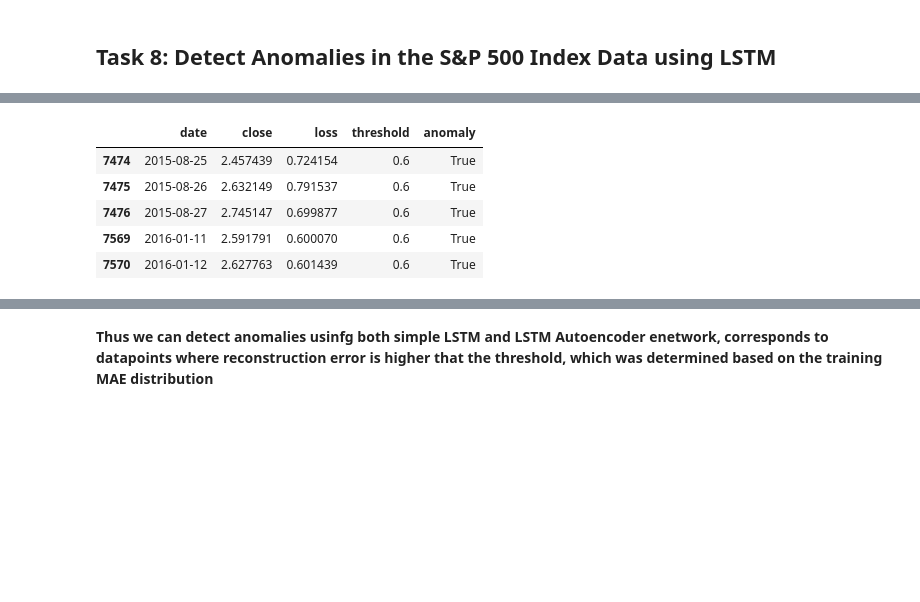
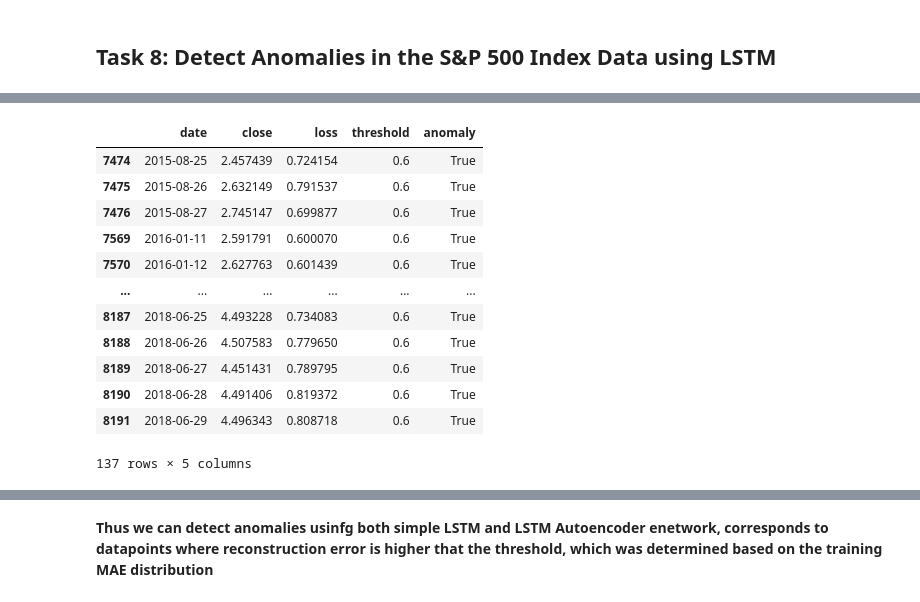
Before and after one commit to sayan0506/Anomaly-Detection-Using-LSTM-Autoencoder, a Jupyter notebook: Anomaly_Detection_Time_Series_Keras.ipynb, the cells around one changed output, grey strips where cells are left out. Drawn from its saved outputs; the diff is of its cells as text; code cells hidden in the pictures; blank space fills up the shorter version.

```diff
--- a/Anomaly_Detection_Time_Series_Keras.ipynb
+++ b/Anomaly_Detection_Time_Series_Keras.ipynb
@@ -419,14 +426,21 @@ fig.show()
 [interactive output not drawn]
 # %%
 anomalies = test_score_df[test_score_df.anomaly == True]
-anomalies.head()
+anomalies
 # %% [output]
 |  | date | close | loss | threshold | anomaly |
 | 7474 | 2015-08-25 | 2.457439 | 0.724154 | 0.6 | True |
 | 7475 | 2015-08-26 | 2.632149 | 0.791537 | 0.6 | True |
 | 7476 | 2015-08-27 | 2.745147 | 0.699877 | 0.6 | True |
 | 7569 | 2016-01-11 | 2.591791 | 0.600070 | 0.6 | True |
 | 7570 | 2016-01-12 | 2.627763 | 0.601439 | 0.6 | True |
+| ... | ... | ... | ... | ... | ... |
+| 8187 | 2018-06-25 | 4.493228 | 0.734083 | 0.6 | True |
+| 8188 | 2018-06-26 | 4.507583 | 0.779650 | 0.6 | True |
+| 8189 | 2018-06-27 | 4.451431 | 0.789795 | 0.6 | True |
+| 8190 | 2018-06-28 | 4.491406 | 0.819372 | 0.6 | True |
+| 8191 | 2018-06-29 | 4.496343 | 0.808718 | 0.6 | True |
+137 rows × 5 columns
 # %%
 fig = go.Figure()
 fig.add_trace(go.Scatter(x=test[time_steps:].date, y=scaler.inverse_transform(test[time_steps:].close),
```
Also changed, not shown: parts of 1 cell of this notebook.
